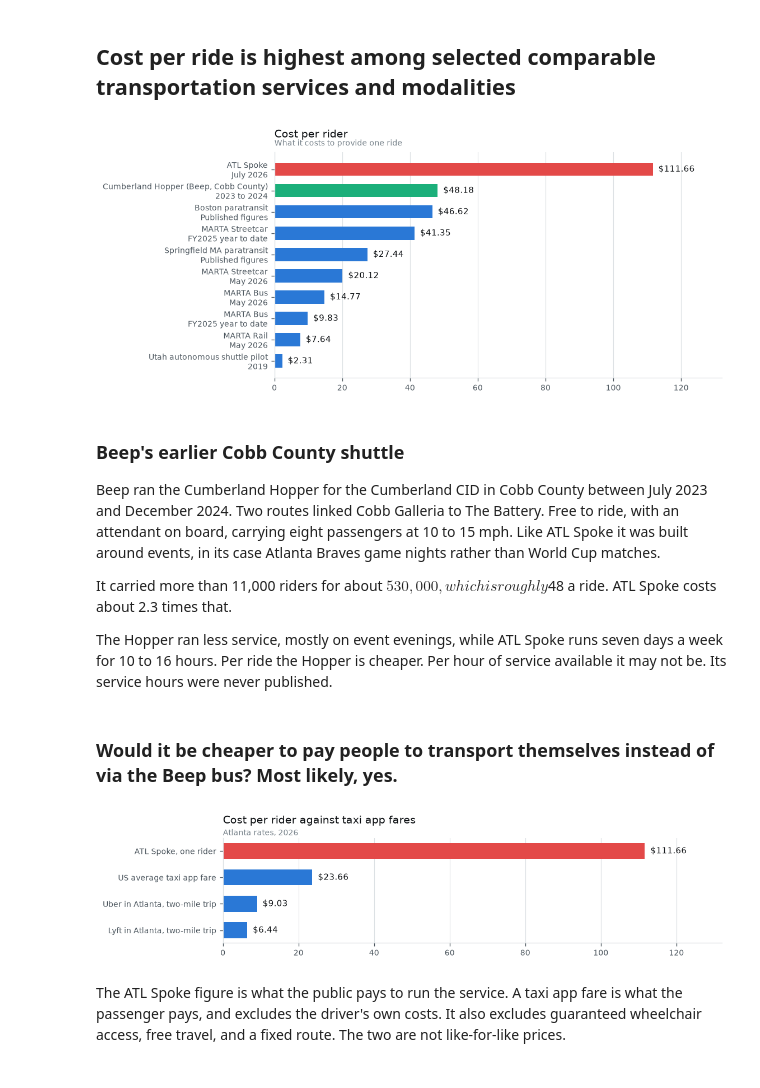
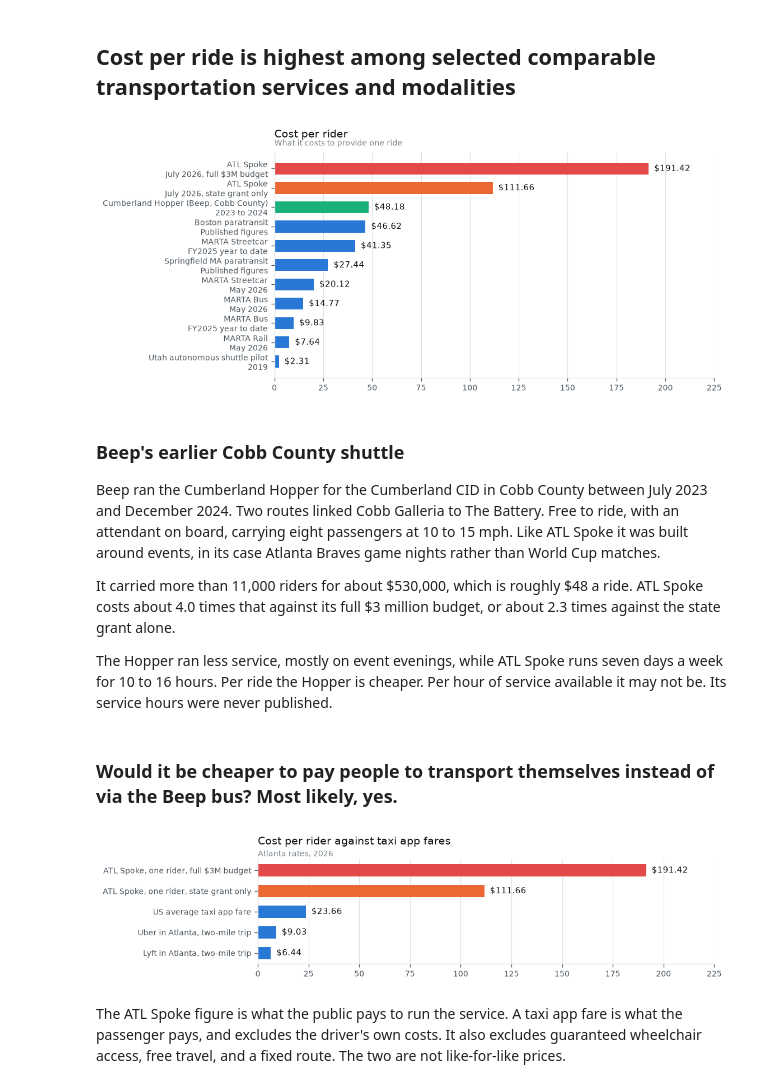
Before and after one commit to mikehikes/beep-analysis, a Jupyter notebook: executive_summary.ipynb, the cells around one changed output. Drawn from its saved outputs; the diff is of its cells as text; code cells hidden in the pictures.

```diff
--- a/executive_summary.ipynb
+++ b/executive_summary.ipynb
@@ -227,7 +251,8 @@ measurement.
 # %% [markdown]
 ## Cost per ride is highest among selected comparable transportation services and modalities
 # %%
-comps = [("ATL Spoke", 111.66, "July 2026", RED),
+comps = [("ATL Spoke", 191.42, "July 2026, full $3M budget", RED),
+         ("ATL Spoke", 111.66, "July 2026, state grant only", ORANGE),
          ("Cumberland Hopper (Beep, Cobb County)", 48.18, "2023 to 2024", AQUA),
          ("Boston paratransit", 46.62, "Published figures", BLUE),
          ("MARTA Streetcar", 41.35, "FY2025 year to date", BLUE),
@@ -246,12 +271,12 @@ for i, c in enumerate(comps):
                 va="center", fontsize=9, color=INK)
 ax.set_yticks(range(len(comps)))
 ax.set_yticklabels([f"{c[0]}\n{c[2]}" for c in comps], fontsize=8.5)
-ax.set_xlim(0, 132)
+ax.set_xlim(0, 225)
 ax.grid(axis="y", visible=False); ax.grid(axis="x", visible=True)
 frame(ax, "Cost per rider", "What it costs to provide one ride")
 plt.tight_layout(); plt.show()
 # %% [output]
-[figure, old version]
+[figure, new version]
 # %% [markdown]
 ### Beep's earlier Cobb County shuttle
 
@@ -260,8 +285,9 @@ December 2024. Two routes linked Cobb Galleria to The Battery. Free to ride, wit
 on board, carrying eight passengers at 10 to 15 mph. Like ATL Spoke it was built around events,
 in its case Atlanta Braves game nights rather than World Cup matches.
 
-It carried more than 11,000 riders for about $530,000, which is roughly $48 a ride. ATL Spoke
-costs about 2.3 times that.
+It carried more than 11,000 riders for about \$530,000, which is roughly \$48 a ride. ATL Spoke
+costs about 4.0 times that against its full \$3 million budget, or about 2.3 times against the
+state grant alone.
 
 The Hopper ran less service, mostly on event evenings, while ATL Spoke runs seven days a week
 for 10 to 16 hours. Per ride the Hopper is cheaper. Per hour of service available it may not
@@ -269,22 +295,23 @@ be. Its service hours were never published.
 # %% [markdown]
 ### Would it be cheaper to pay people to transport themselves instead of via the Beep bus? Most likely, yes.
 # %%
-rs = [("ATL Spoke, one rider", 111.66, RED),
+rs = [("ATL Spoke, one rider, full $3M budget", 191.42, RED),
+      ("ATL Spoke, one rider, state grant only", 111.66, ORANGE),
       ("US average taxi app fare", 23.66, BLUE),
       ("Uber in Atlanta, two-mile trip", 9.03, BLUE),
       ("Lyft in Atlanta, two-mile trip", 6.44, BLUE)][::-1]
 fig, ax = plt.subplots(figsize=(9.5, 2.4))
 ax.barh(range(len(rs)), [r[1] for r in rs], color=[r[2] for r in rs], height=0.6)
 for i, r in enumerate(rs):
     ax.annotate(f"${r[1]:,.2f}", (r[1], i), xytext=(6, 0), textcoords="offset points",
                 va="center", fontsize=9, color=INK)
 ax.set_yticks(range(len(rs))); ax.set_yticklabels([r[0] for r in rs], fontsize=8.5)
-ax.set_xlim(0, 132)
+ax.set_xlim(0, 225)
 ax.grid(axis="y", visible=False); ax.grid(axis="x", visible=True)
 frame(ax, "Cost per rider against taxi app fares", "Atlanta rates, 2026")
 plt.tight_layout(); plt.show()
 # %% [output]
-[figure, old version]
+[figure, new version]
 # %% [markdown]
 The ATL Spoke figure is what the public pays to run the service. A taxi app fare is what the
 passenger pays, and excludes the driver's own costs. It also excludes guaranteed wheelchair
```
Also changed, not shown: parts of 7 cells of this notebook, 4 other files.
